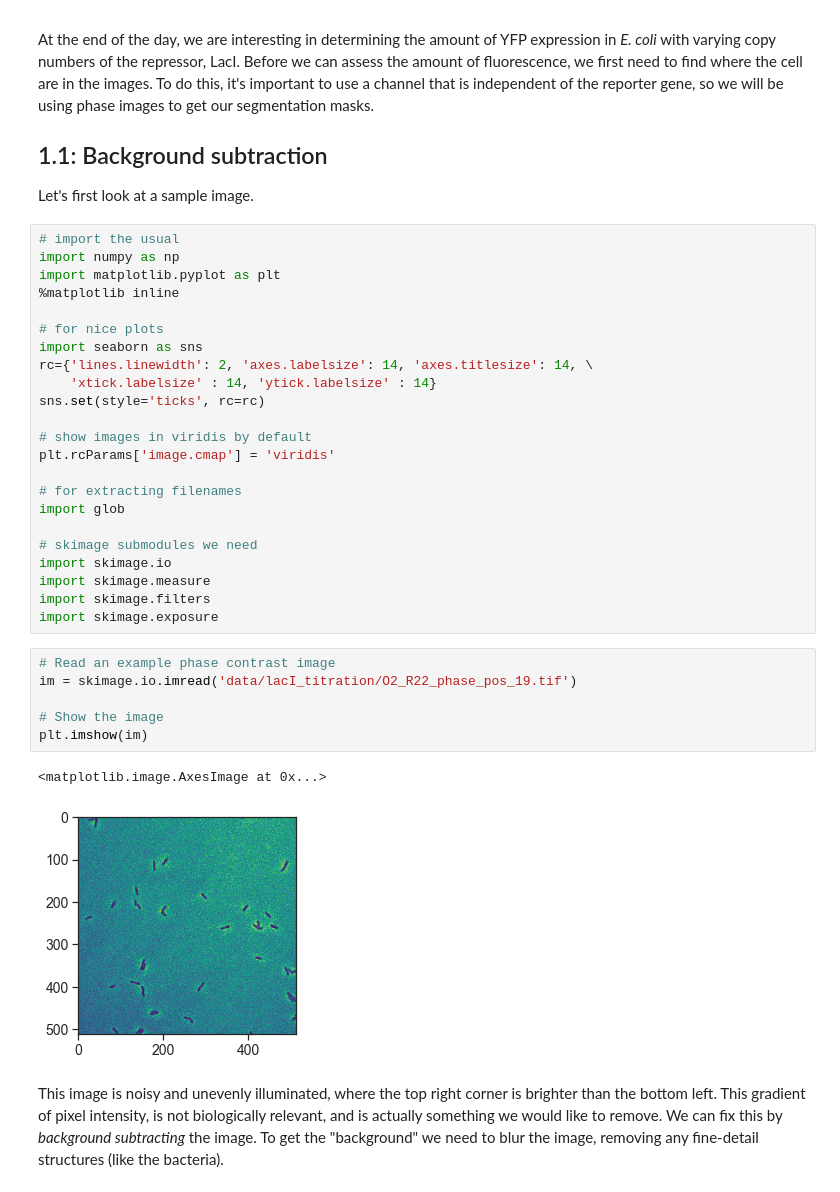
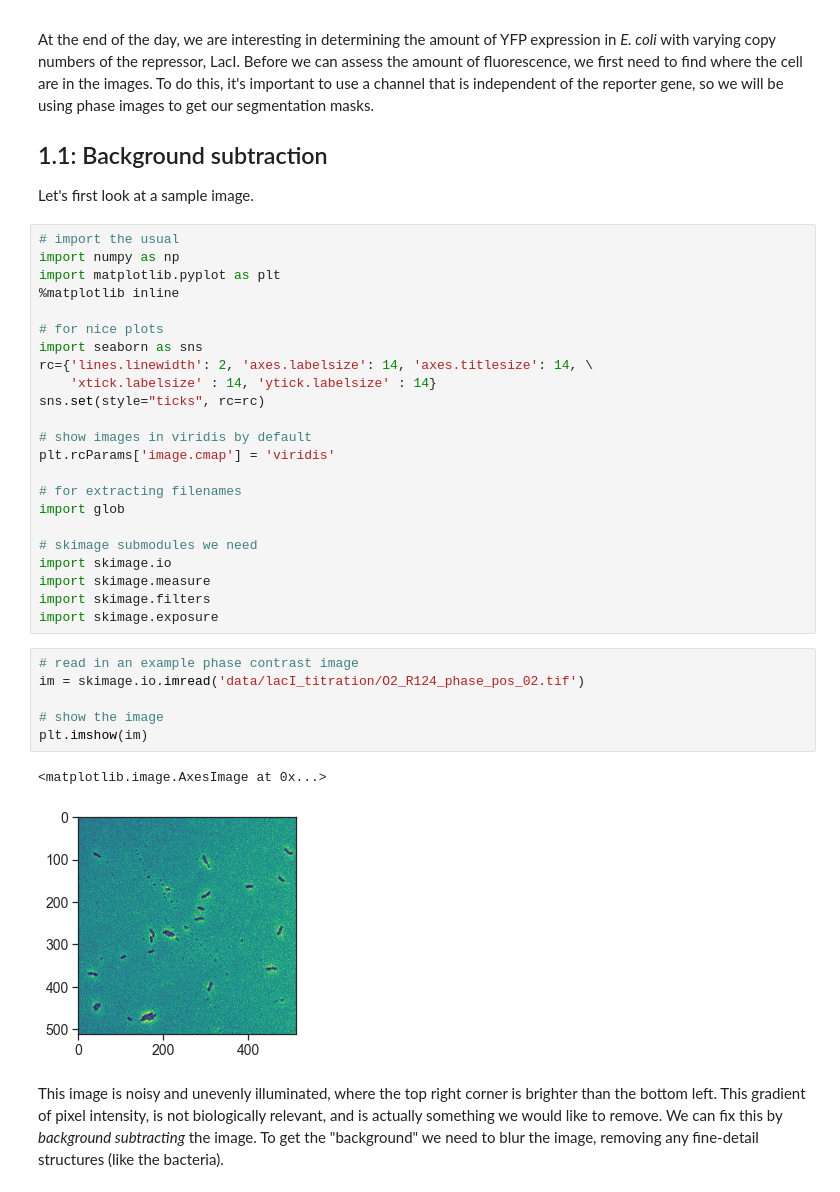
Before and after one commit to RPGroup-PBoC/gist_pboc_2019, a Jupyter notebook: code/lacI_titration_day3.ipynb, the cells around one changed output. Drawn from its saved outputs; the diff is of its cells as text.

```diff
--- a/code/lacI_titration_day3.ipynb
+++ b/code/lacI_titration_day3.ipynb
@@ -25,7 +25,7 @@ import matplotlib.pyplot as plt
 import seaborn as sns
 rc={'lines.linewidth': 2, 'axes.labelsize': 14, 'axes.titlesize': 14, \
     'xtick.labelsize' : 14, 'ytick.labelsize' : 14}
-sns.set(style='ticks', rc=rc)
+sns.set(style="ticks", rc=rc)
 
 # show images in viridis by default
 plt.rcParams['image.cmap'] = 'viridis'
@@ -39,14 +39,14 @@ import skimage.measure
 import skimage.filters
 import skimage.exposure
 # %%
-# Read an example phase contrast image
-im = skimage.io.imread('data/lacI_titration/O2_R22_phase_pos_19.tif')
+# read in an example phase contrast image
+im = skimage.io.imread('data/lacI_titration/O2_R124_phase_pos_02.tif')
 
-# Show the image
+# show the image
 plt.imshow(im)
 # %% [output]
 <matplotlib.image.AxesImage at 0x...>
-[figure, old version]
+[figure, new version]
 # %% [markdown]
 This image is noisy and unevenly illuminated, where the top right corner is brighter than the bottom left. This gradient of pixel intensity, is not biologically relevant, and is actually something we would like to remove. We can fix this by *background subtracting* the image. To get the "background" we need to blur the image, removing any fine-detail structures (like the bacteria).
 # %%
```
Also changed, not shown: parts of 19 cells of this notebook, 6 other files.
